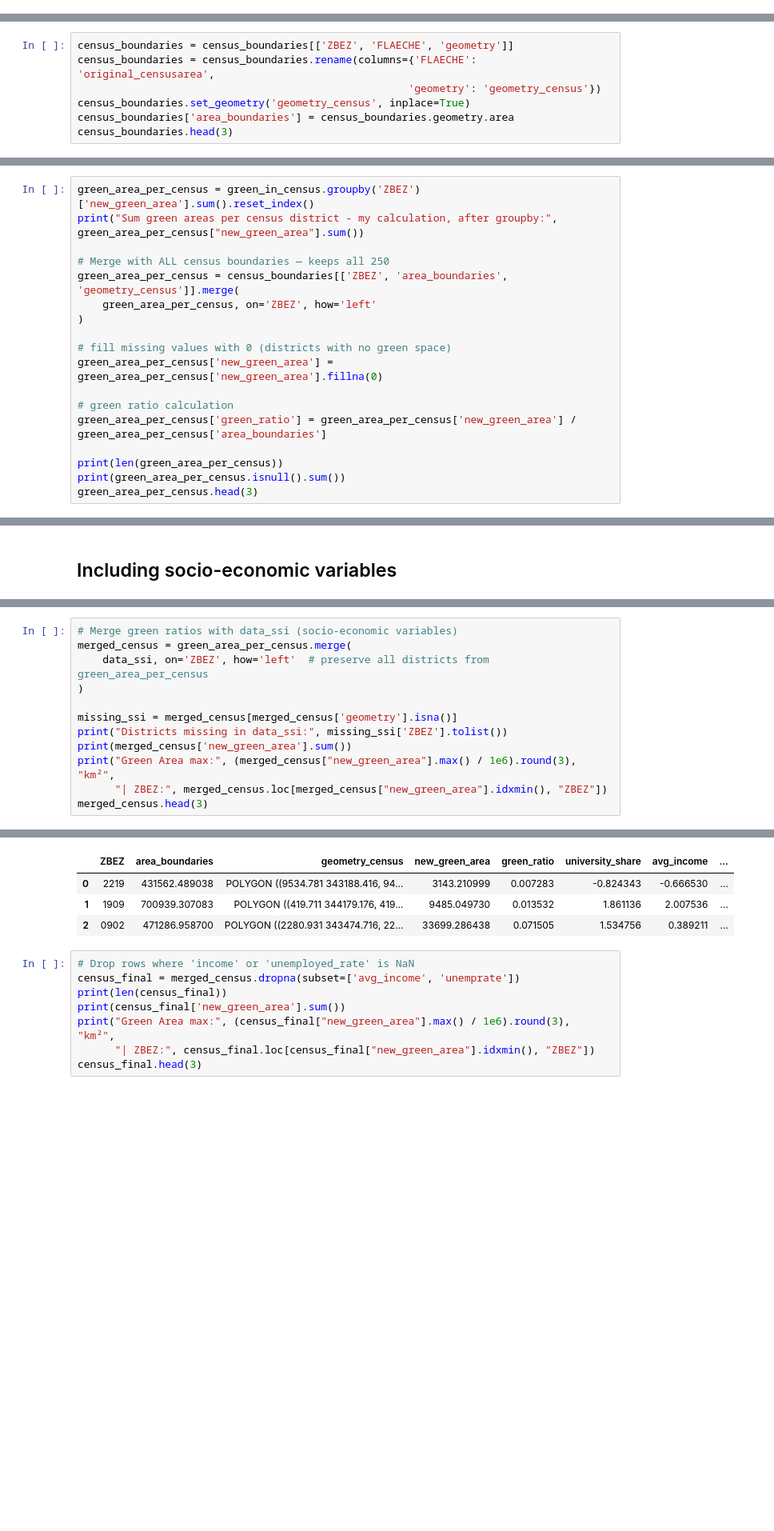
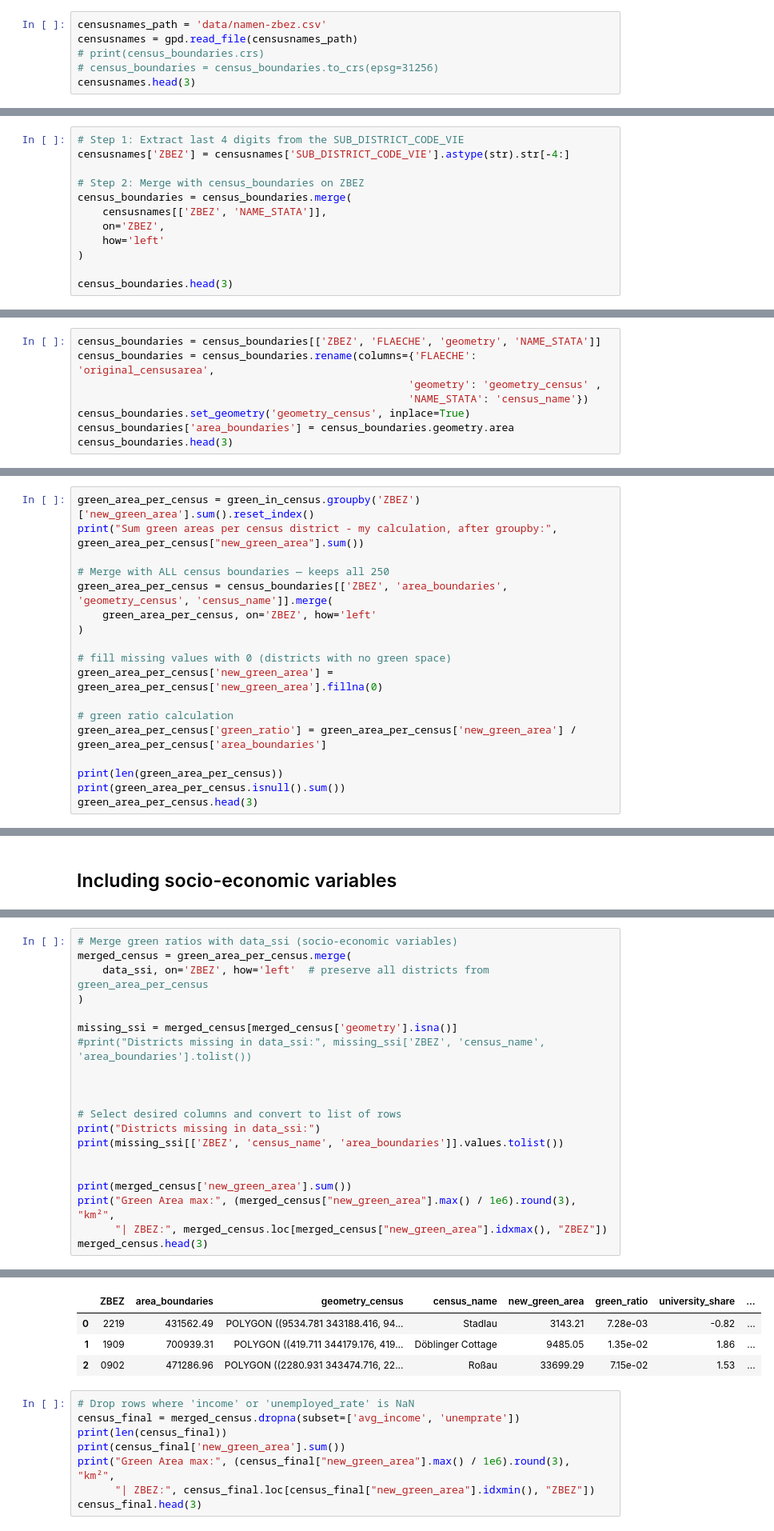
Before and after one commit to isiloral/ma_thesis, a Jupyter notebook: 01.DataProcessing_may22.ipynb, the cells around one changed output, grey strips where cells are left out. Shown at 80% size. Saved outputs shown, nothing was run; the diff lists cells and outputs as text; blank space fills up the shorter version.

```diff
--- a/01.DataProcessing_may22.ipynb
+++ b/01.DataProcessing_may22.ipynb
@@ -94,3 +94,9 @@ EPSG:4326
 | 0 | 22.0 | 19.0 | 22 | 2219 | 431562.4878 | 2963.93 | 2025-05-10 | 305665.0 | POLYGON ((9534.781 343188.416, 94... |
 | 1 | 19.0 | 9.0 | 19 | 1909 | 700939.3051 | 3670.56 | 2025-05-10 | 305666.0 | POLYGON ((419.711 344179.176, 419... |
 | 2 | 9.0 | 2.0 | 09 | 0902 | 471286.9574 | 3510.43 | 2025-05-10 | 305667.0 | POLYGON ((2280.931 343474.716, 22... |
+# %%
+censusnames_path = 'data/namen-zbez.csv'
+censusnames = gpd.read_file(censusnames_path)
+# print(census_boundaries.crs)
+# census_boundaries = census_boundaries.to_crs(epsg=31256)
+censusnames.head(3)
@@ -96,0 +108,12 @@ EPSG:4326
+# %%
+# Step 1: Extract last 4 digits from the SUB_DISTRICT_CODE_VIE
+censusnames['ZBEZ'] = censusnames['SUB_DISTRICT_CODE_VIE'].astype(str).str[-4:]
+
+# Step 2: Merge with census_boundaries on ZBEZ
+census_boundaries = census_boundaries.merge(
+    censusnames[['ZBEZ', 'NAME_STATA']],
+    on='ZBEZ',
+    how='left'
+)
+
+census_boundaries.head(3)
@@ -97,7 +125,8 @@ EPSG:4326
 # %%
-census_boundaries = census_boundaries[['ZBEZ', 'FLAECHE', 'geometry']]
+census_boundaries = census_boundaries[['ZBEZ', 'FLAECHE', 'geometry', 'NAME_STATA']]
 census_boundaries = census_boundaries.rename(columns={'FLAECHE': 'original_censusarea',
-                                                     'geometry': 'geometry_census'})
+                                                     'geometry': 'geometry_census' ,
+                                                     'NAME_STATA': 'census_name'})
 census_boundaries.set_geometry('geometry_census', inplace=True)
 census_boundaries['area_boundaries'] = census_boundaries.geometry.area
 census_boundaries.head(3)
@@ -249,7 +286,7 @@ green_area_per_census = green_in_census.groupby('ZBEZ')['new_green_area'].sum().
 print("Sum green areas per census district - my calculation, after groupby:", green_area_per_census["new_green_area"].sum())
 
 # Merge with ALL census boundaries — keeps all 250
-green_area_per_census = census_boundaries[['ZBEZ', 'area_boundaries', 'geometry_census']].merge(
+green_area_per_census = census_boundaries[['ZBEZ', 'area_boundaries', 'geometry_census', 'census_name']].merge(
     green_area_per_census, on='ZBEZ', how='left'
 )
 
@@ -308,9 +346,17 @@ merged_census = green_area_per_census.merge(
 )
 
 missing_ssi = merged_census[merged_census['geometry'].isna()]
-print("Districts missing in data_ssi:", missing_ssi['ZBEZ'].tolist())
+#print("Districts missing in data_ssi:", missing_ssi['ZBEZ', 'census_name', 'area_boundaries'].tolist())
+
+
+
+# Select desired columns and convert to list of rows
+print("Districts missing in data_ssi:")
+print(missing_ssi[['ZBEZ', 'census_name', 'area_boundaries']].values.tolist())
+
+
 print(merged_census['new_green_area'].sum())
 print("Green Area max:", (merged_census["new_green_area"].max() / 1e6).round(3), "km²",
-      "| ZBEZ:", merged_census.loc[merged_census["new_green_area"].idxmin(), "ZBEZ"])
+      "| ZBEZ:", merged_census.loc[merged_census["new_green_area"].idxmax(), "ZBEZ"])
 merged_census.head(3)
 # %% [output]
@@ -320,7 +367,7 @@ Green Area max: 22.422 km² | ZBEZ: 2231
-|  | ZBEZ | area_boundaries | geometry_census | new_green_area | green_ratio | university_share | avg_income | ... |
-| 0 | 2219 | 431562.489038 | POLYGON ((9534.781 343188.416, 94... | 3143.210999 | 0.007283 | -0.824343 | -0.666530 | ... |
-| 1 | 1909 | 700939.307083 | POLYGON ((419.711 344179.176, 419... | 9485.049730 | 0.013532 | 1.861136 | 2.007536 | ... |
-| 2 | 0902 | 471286.958700 | POLYGON ((2280.931 343474.716, 22... | 33699.286438 | 0.071505 | 1.534756 | 0.389211 | ... |
+|  | ZBEZ | area_boundaries | geometry_census | census_name | new_green_area | green_ratio | university_share | ... |
+| 0 | 2219 | 431562.49 | POLYGON ((9534.781 343188.416, 94... | Stadlau | 3143.21 | 7.28e-03 | -0.82 | ... |
+| 1 | 1909 | 700939.31 | POLYGON ((419.711 344179.176, 419... | Döblinger Cottage | 9485.05 | 1.35e-02 | 1.86 | ... |
+| 2 | 0902 | 471286.96 | POLYGON ((2280.931 343474.716, 22... | Roßau | 33699.29 | 7.15e-02 | 1.53 | ... |
 # %%
 # Drop rows where 'income' or 'unemployed_rate' is NaN
 census_final = merged_census.dropna(subset=['avg_income', 'unemprate'])
```
Also changed, not shown: parts of 11 cells of this notebook, 18 other files.
